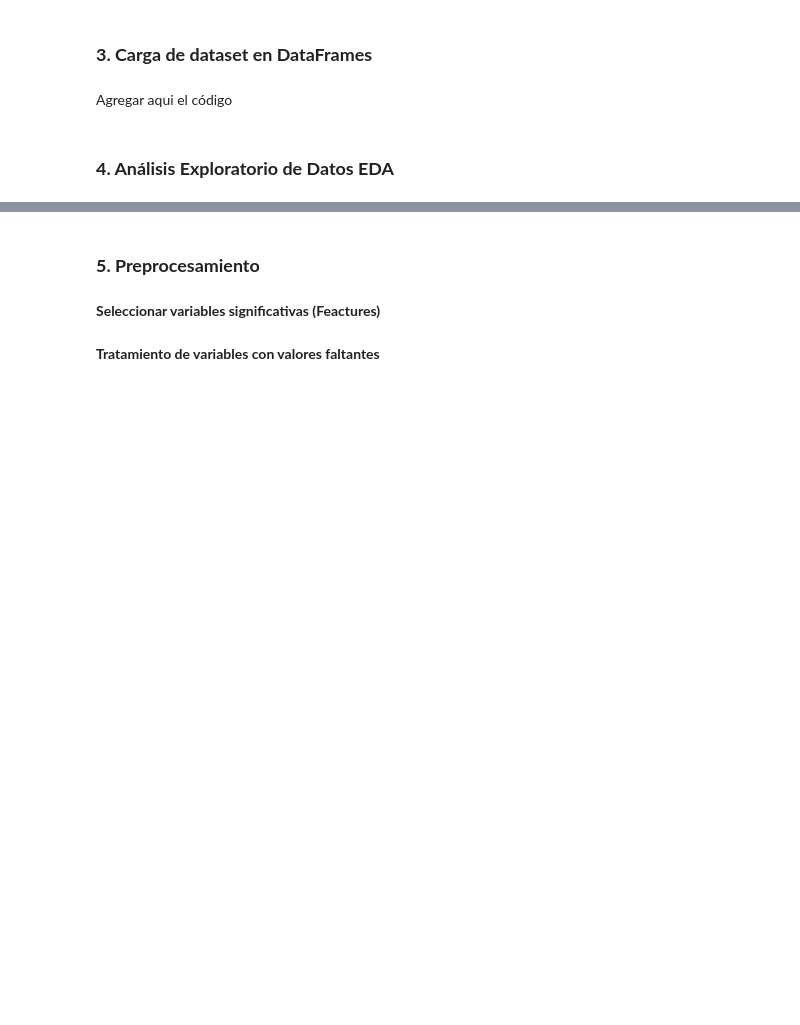
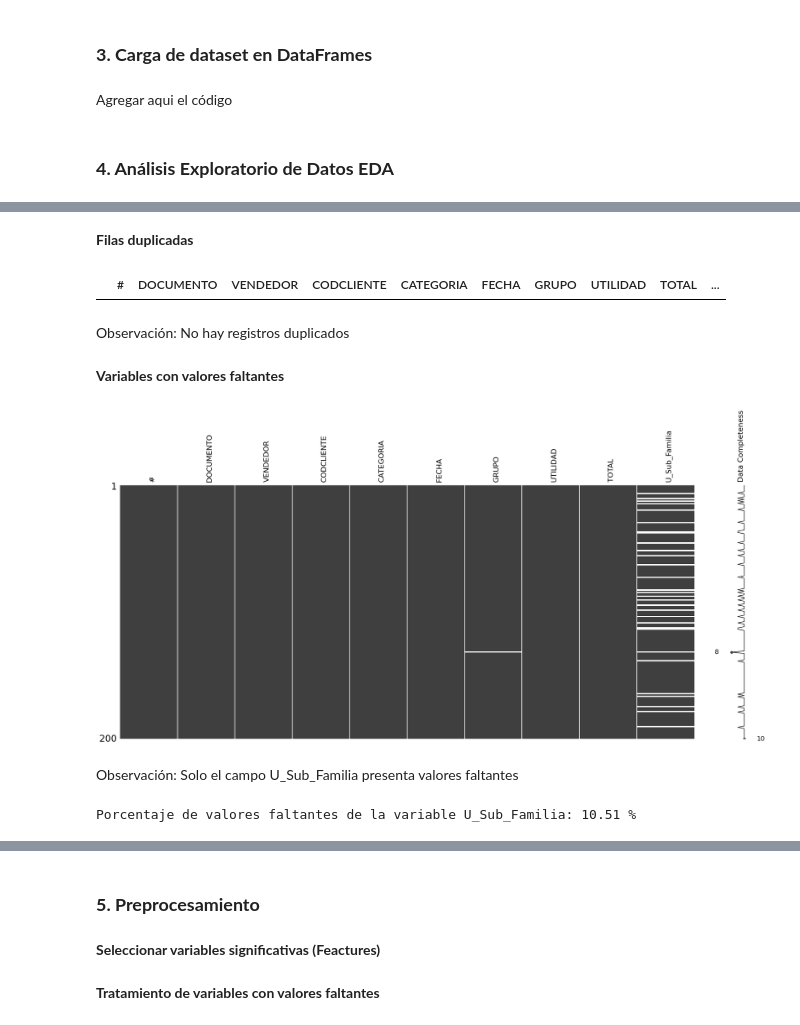
Before and after one commit to JuanPerezMolina/machine_learning_analisis_ventas_cohortes, a Jupyter notebook: 240315-1_machine_learning_analisis_ventas_cohortes.ipynb, the cells around one changed output, grey strips where cells are left out. Saved outputs shown, nothing was run; the diff lists cells and outputs as text; code cells hidden in the pictures; blank space fills up the shorter version.

Commit message:
Se hizo el analisis exploratorio de datos y el preprocesamiento de datos

```diff
--- a/240315-1_machine_learning_analisis_ventas_cohortes.ipynb
+++ b/240315-1_machine_learning_analisis_ventas_cohortes.ipynb
@@ -41,5 +62,8 @@ Agregar aqui el código
 ### **3. Carga de dataset en DataFrames**
 # %% [markdown]
 Agregar aqui el código
+# %%
+path= '/content/drive/MyDrive/Colab Notebooks/240315-1_machine_learning_analisis_ventas_cohortes/datasets/Analisis.csv'
+ventas_df = pd.read_csv(path,sep=';')
 # %% [markdown]
 ### **4. Análisis Exploratorio de Datos EDA**
@@ -47,0 +115,4 @@ Agregar aqui el código
+# %%
+#Para poder continuar con el análisis exploratorio debemos sustituir la  coma decimal por punto decimal en las variables con valores numéricos
+ventas_df["UTILIDAD"].replace(to_replace=',', value='.', regex=True,inplace=True)
+ventas_df["TOTAL"].replace(to_replace=',', value='.', regex=True,inplace=True)
@@ -47,0 +132,4 @@ Agregar aqui el código
+# %%
+# Ahora se debe convertir los campos UTILIDAD y TOTAL de tipo string  a tipo punto flotante
+ventas_df["UTILIDAD"] = ventas_df["UTILIDAD"].astype(float)
+ventas_df["TOTAL"] = ventas_df["TOTAL"].astype(float)
@@ -47,0 +148,23 @@ Agregar aqui el código
+# %% [markdown]
+**Filas duplicadas**
+# %%
+ventas_df[ventas_df.duplicated()]
+# %% [output]
+|  | # | DOCUMENTO | VENDEDOR | CODCLIENTE | CATEGORIA | FECHA | GRUPO | UTILIDAD | TOTAL | ... |
+# %% [markdown]
+Observación: No hay registros duplicados
+# %% [markdown]
+**Variables con valores faltantes**
+# %%
+# Tomamos 200 muestras al azar de nuestra población
+msno.matrix(ventas_df.sample(200), labels = True, label_rotation = 90)
+plt.show()
+# %% [output]
+[figure, added]
+# %% [markdown]
+Observación: Solo el campo U_Sub_Familia presenta valores faltantes
+# %%
+#Analizamos la columna U_Sub_Familia que es la que presenta mas datos nulos
+print('Porcentaje de valores faltantes de la variable U_Sub_Familia:', round((ventas_df.U_Sub_Familia.isnull().sum()/len(ventas_df)) * 100,2), '%')
+# %% [output]
+Porcentaje de valores faltantes de la variable U_Sub_Familia: 10.51 %
```
Also changed, not shown: parts of 27 cells of this notebook, 3 other files.
